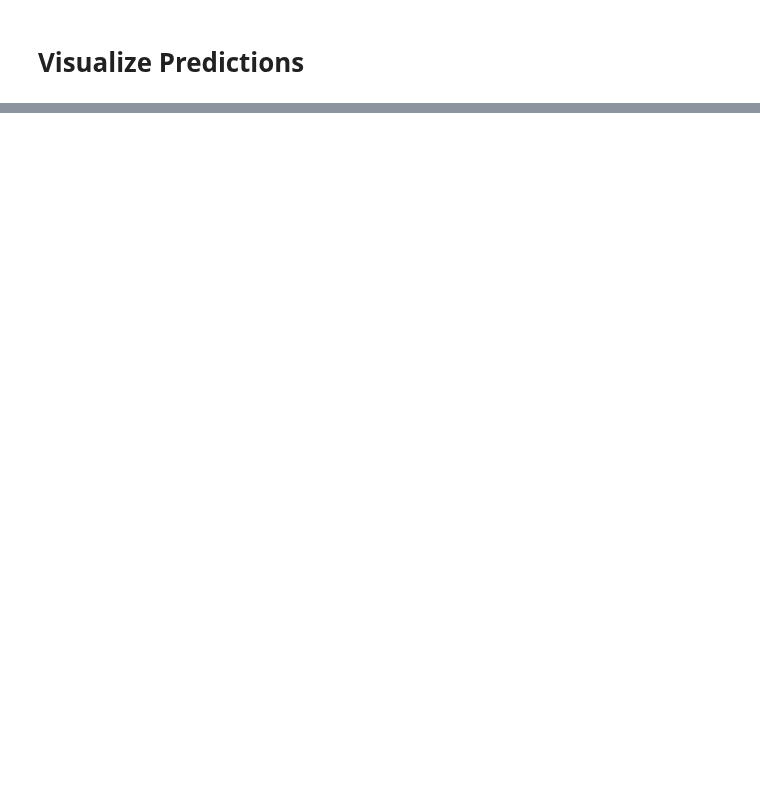
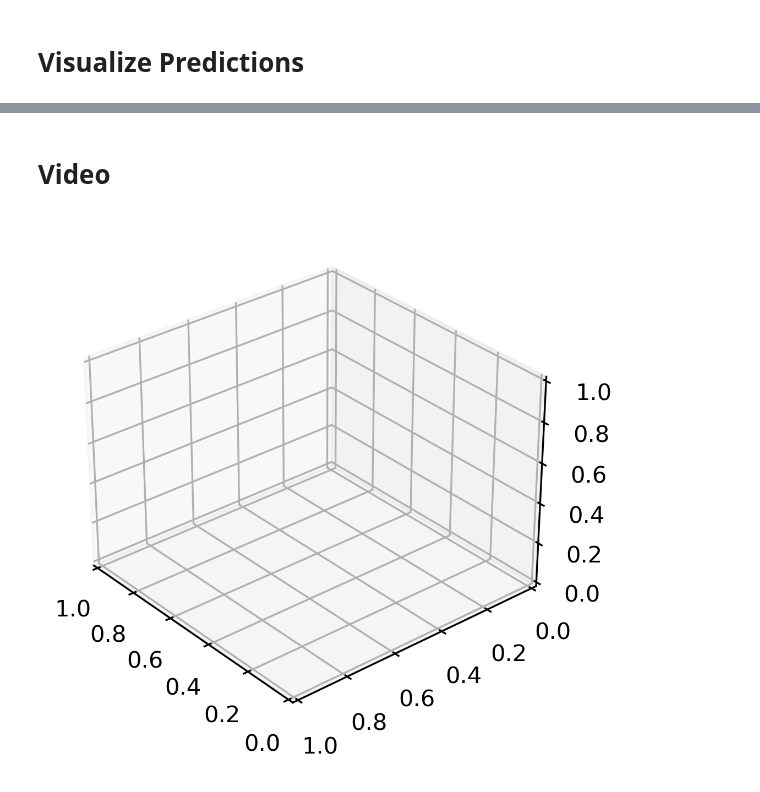
Before and after one commit to NeLy-EPFL/LiftPose3D, a Jupyter notebook: examples/fly_prism/fly_prism.ipynb, the cells around one changed output, grey strips where cells are left out. Drawn from its saved outputs; the diff is of its cells as text; code cells hidden in the pictures; blank space fills up the shorter version.

```diff
--- a/examples/fly_prism/fly_prism.ipynb
+++ b/examples/fly_prism/fly_prism.ipynb
@@ -123,0 +117,27 @@ plot_pose_3d(ax, tar=test_3d_gt[t],
+# %% [markdown]
+# Video
+# %%
+from liftpose.plot import plot_video_3d
+
+fig = plt.figure(figsize=plt.figaspect(1), dpi=300)
+ax = fig.add_subplot(111, projection='3d')
+ax.view_init(elev=30, azim=140)
+
+def f(ax, idx):
+    ax.cla()
+    plot_pose_3d(ax=ax, tar=test_3d_gt[idx],
+        pred=test_3d_pred[idx],
+        bones=par_data["vis"]["bones"],
+        limb_id=par_data["vis"]["limb_id"],
+        colors=par_data["vis"]["colors"],
+        good_keypts=good_keypts[idx][:,None],
+        normalize=True,
+        show_gt_always=True,
+        legend=True)
+    ax.set_xlim([-1,1])
+    ax.set_ylim([-1,1])
+    ax.set_zlim([-0.4,0.3])
+
+plot_video_3d(fig, ax, n=1000, fps=20, draw_function=f, name='LiftPose3D_prediction.mp4')
+# %% [output]
+[figure, added]
```
Also changed, not shown: parts of 10 cells of this notebook, 4 other files.
